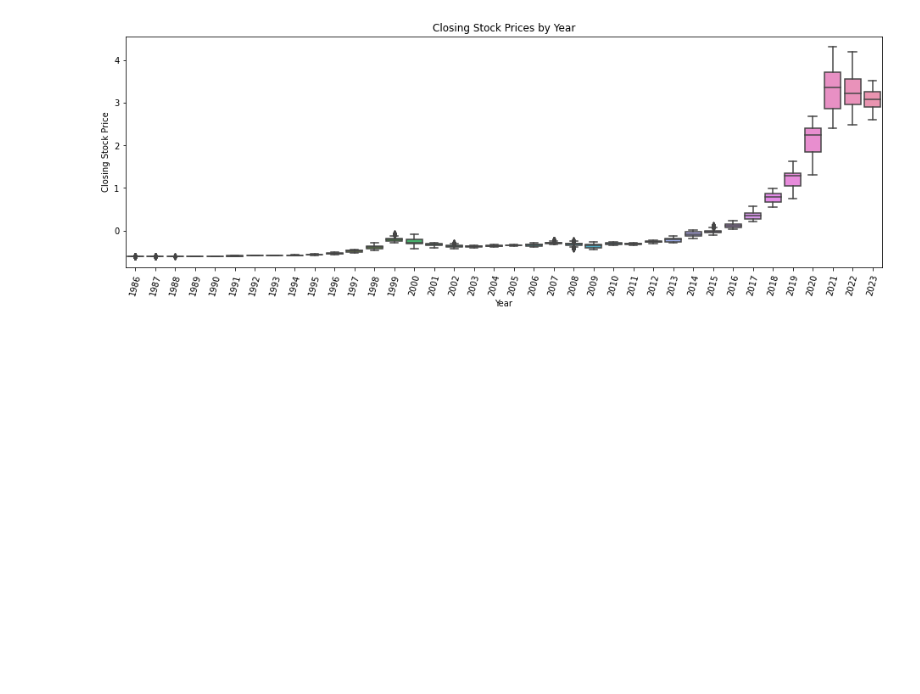
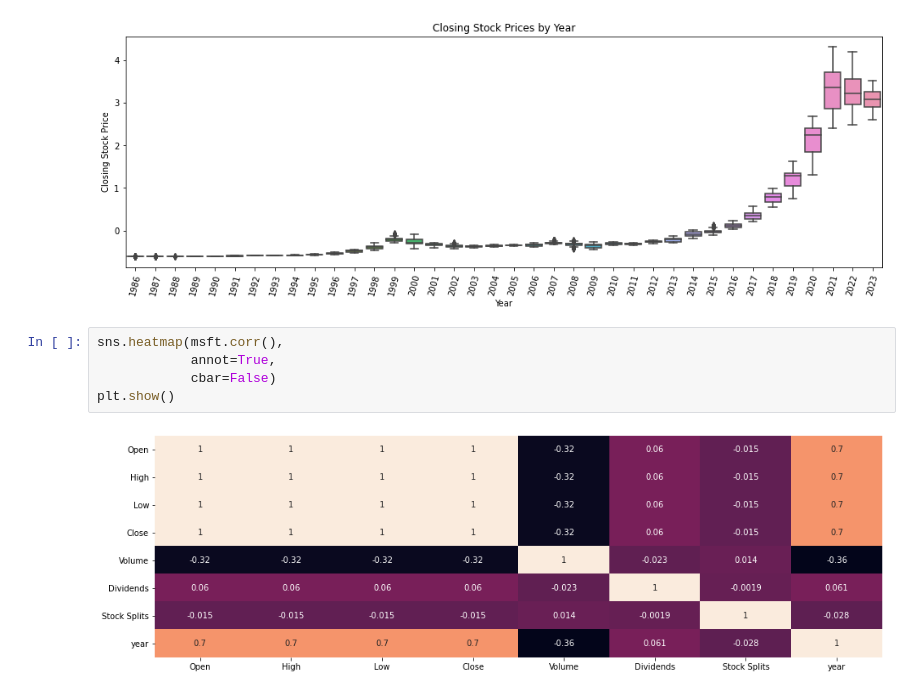
Before and after one commit to yeva-190/Stock_price_prediction, a Jupyter notebook: stocks.ipynb, the cells around one changed output. Drawn from its saved outputs; the diff is of its cells as text; blank space fills up the shorter version.

```diff
--- a/stocks.ipynb
+++ b/stocks.ipynb
@@ -104,3 +104,10 @@ plt.xticks(rotation=75)
 plt.show()
 # %% [output]
 [figure]
+# %%
+sns.heatmap(msft.corr(),
+            annot=True,
+            cbar=False)
+plt.show()
+# %% [output]
+[figure, added]
```
Also changed, not shown: parts of 5 cells of this notebook.
